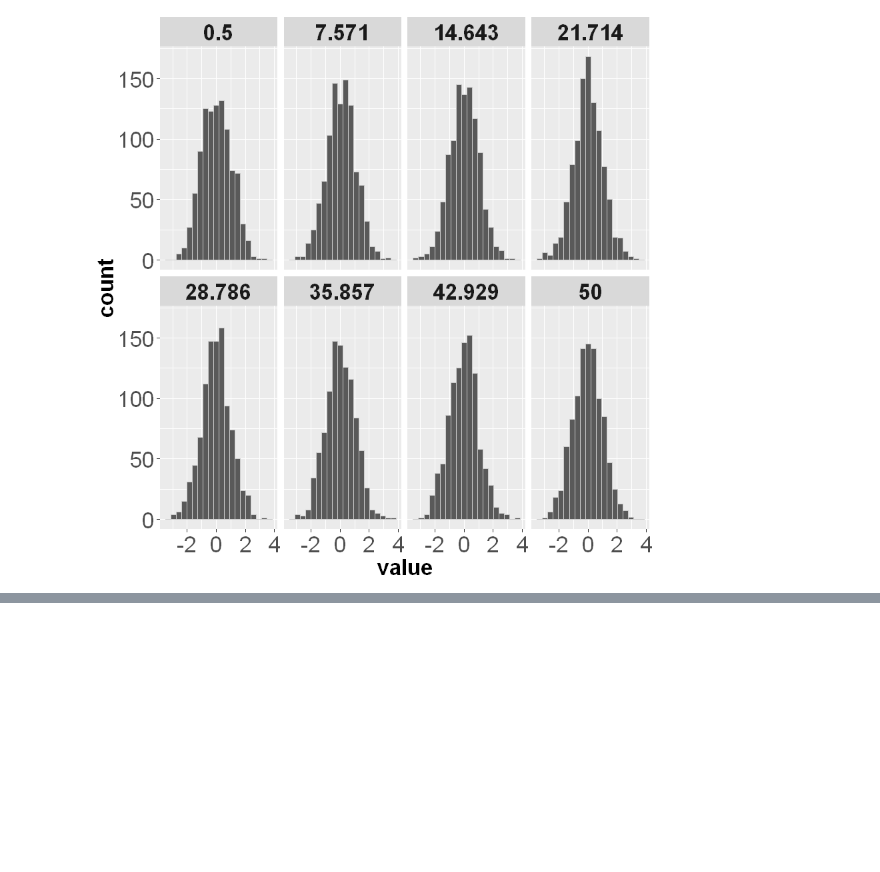
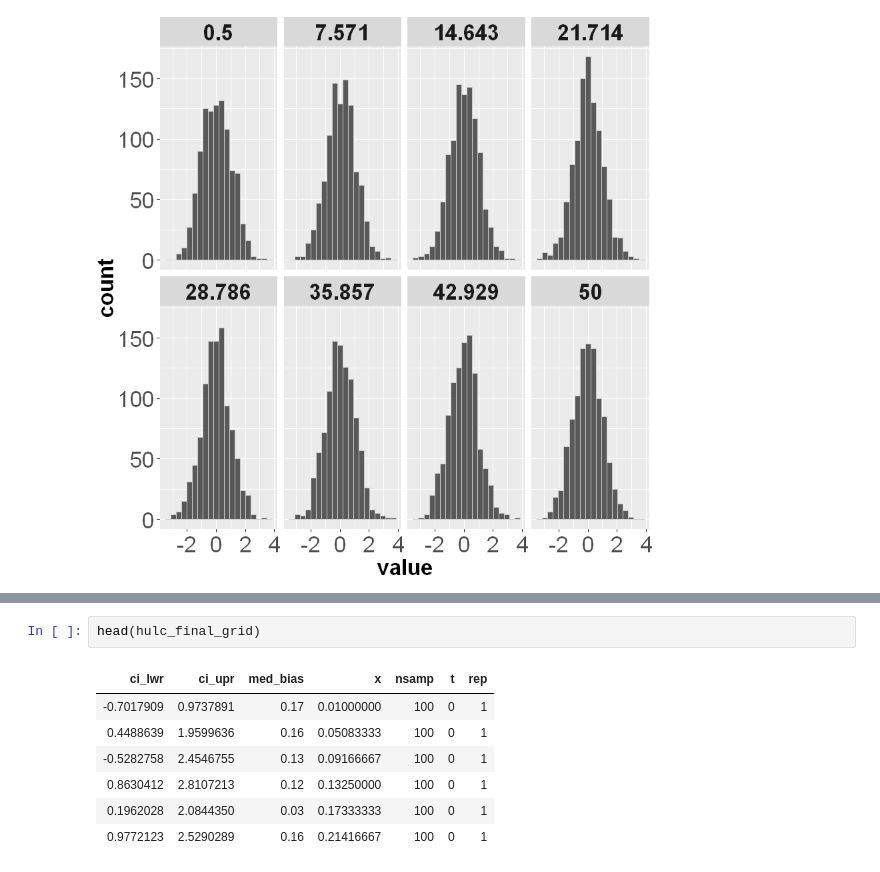
Before and after one commit to Arun-Kuchibhotla/HulC, a Jupyter notebook: R/Adaptive, Unimodal HulC for Monotone Regression.ipynb, the cells around one changed output, grey strips where cells are left out. Drawn from its saved outputs; the diff is of its cells as text; blank space fills up the shorter version.

```diff
--- a/R/Adaptive, Unimodal HulC for Monotone Regression.ipynb
+++ b/R/Adaptive, Unimodal HulC for Monotone Regression.ipynb
@@ -141,0 +237,10 @@ We observe that the distributions are again unimodal at zero. We are not aware o
+# %%
+head(hulc_final_grid)
+# %% [output]
+| ci_lwr | ci_upr | med_bias | x | nsamp | t | rep |
+| -0.7017909 | 0.9737891 | 0.17 | 0.01000000 | 100 | 0 | 1 |
+| 0.4488639 | 1.9599636 | 0.16 | 0.05083333 | 100 | 0 | 1 |
+| -0.5282758 | 2.4546755 | 0.13 | 0.09166667 | 100 | 0 | 1 |
+| 0.8630412 | 2.8107213 | 0.12 | 0.13250000 | 100 | 0 | 1 |
+| 0.1962028 | 2.0844350 | 0.03 | 0.17333333 | 100 | 0 | 1 |
+| 0.9772123 | 2.5290289 | 0.16 | 0.21416667 | 100 | 0 | 1 |
```
Also changed, not shown: parts of 16 cells of this notebook.
